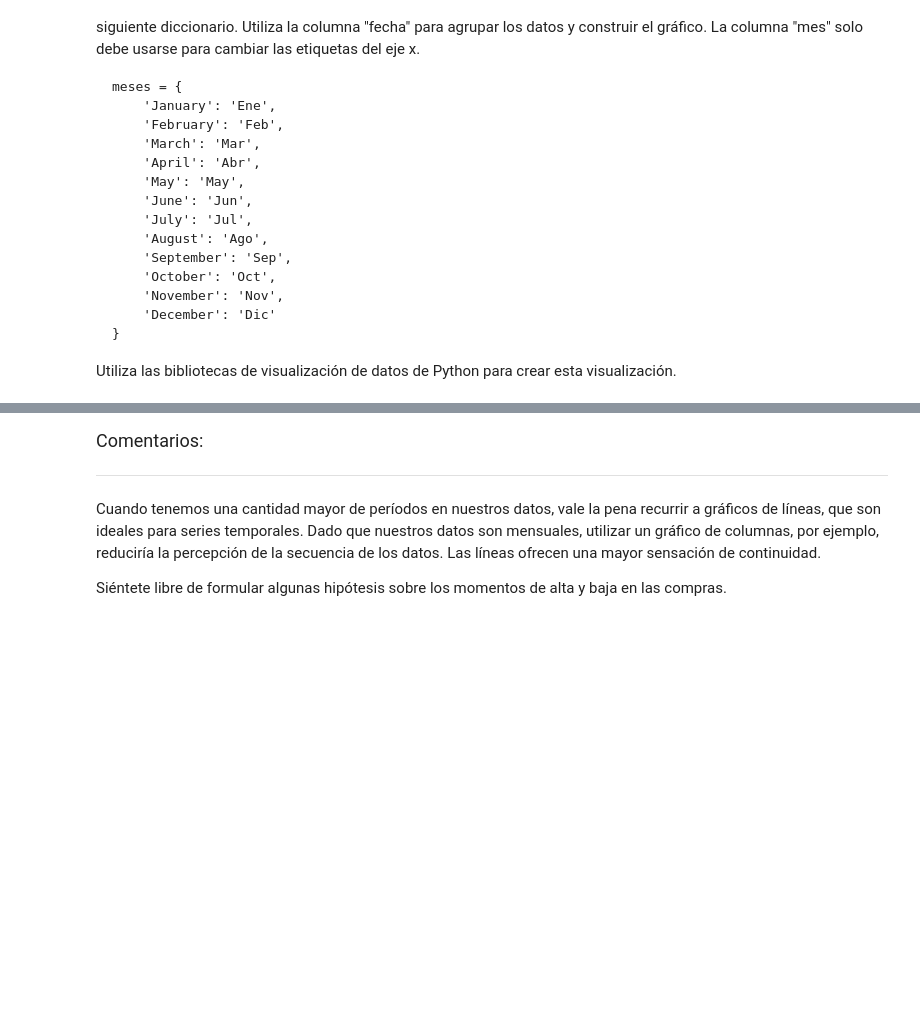
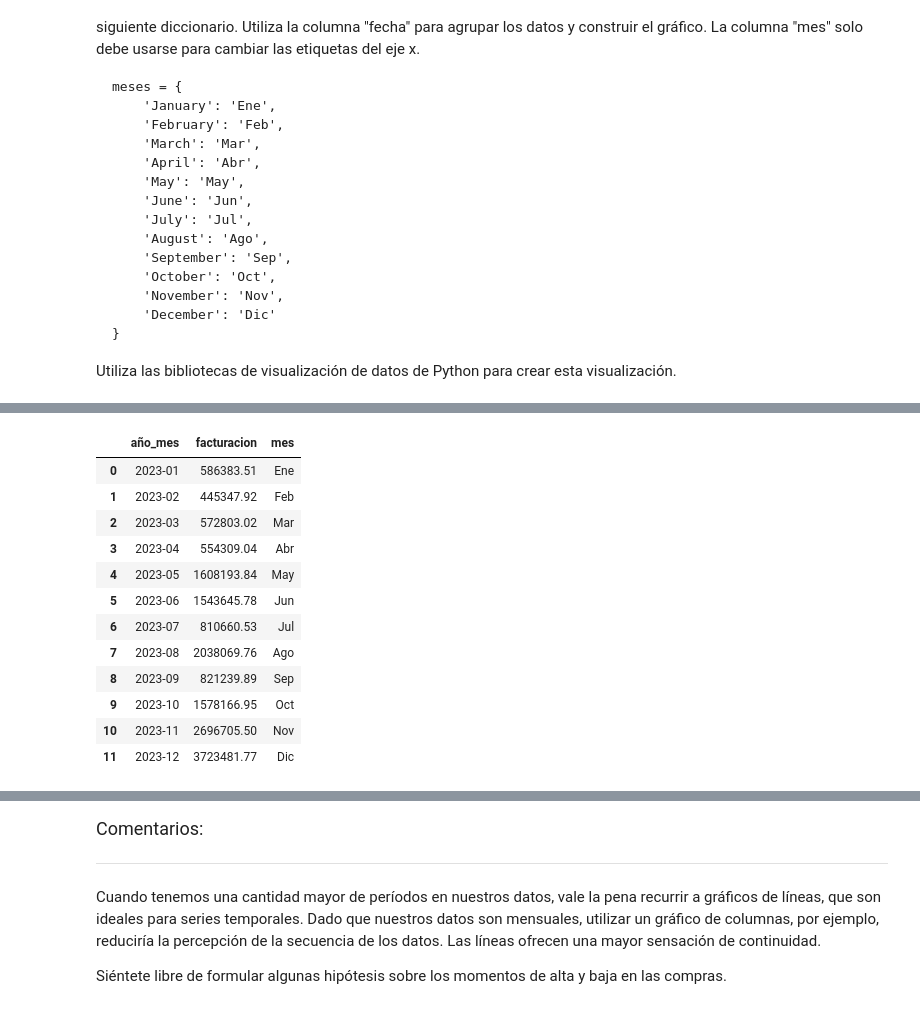
Before and after one commit to MiguelFigueroa02/IA_Ciencia_de_datos, a Jupyter notebook: IA_aplicada_a_ciencia_de_datos.ipynb, the cells around one changed output, grey strips where cells are left out. Cells and saved outputs as stored; diff of their text form; code cells hidden in the pictures; blank space fills up the shorter version.

```diff
--- a/IA_aplicada_a_ciencia_de_datos.ipynb
+++ b/IA_aplicada_a_ciencia_de_datos.ipynb
@@ -694,0 +715,4 @@ Utiliza las bibliotecas de visualización de datos de Python para crear esta vis
+# %%
+# 1. Crear columna de facturación por fila
+df['facturacion'] = (df['precio_unitario'] * df['cantidad']) + df['envio']
+df['facturacion']
@@ -730,3 +818,19 @@ meses = {
 
 
 Utiliza las bibliotecas de visualización de datos de Python para crear esta visualización.
+# %%
+# Diccionario para traducir los meses
+meses = {
+    'January': 'Ene',
+    'February': 'Feb',
+    'March': 'Mar',
+    'April': 'Abr',
+    'May': 'May',
+    'June': 'Jun',
+    'July': 'Jul',
+    'August': 'Ago',
+    'September': 'Sep',
+    'October': 'Oct',
+    'November': 'Nov',
+    'December': 'Dic'
+}
@@ -732,0 +862,3 @@ Utiliza las bibliotecas de visualización de datos de Python para crear esta vis
+# %%
+# 3. Agrupar por año-mes y sumar la facturación
+ventas_mensuales = df.groupby('año_mes')['facturacion'].sum().reset_index()
@@ -732,0 +881,18 @@ Utiliza las bibliotecas de visualización de datos de Python para crear esta vis
+# %%
+# 4. Crear columna 'mes' traducida (usando la primera fecha del mes como referencia)
+ventas_mensuales['mes'] = pd.to_datetime(ventas_mensuales['año_mes']).dt.strftime('%B').map(meses)
+ventas_mensuales
+# %% [output]
+|  | año_mes | facturacion | mes |
+| 0 | 2023-01 | 586383.51 | Ene |
+| 1 | 2023-02 | 445347.92 | Feb |
+| 2 | 2023-03 | 572803.02 | Mar |
+| 3 | 2023-04 | 554309.04 | Abr |
+| 4 | 2023-05 | 1608193.84 | May |
+| 5 | 2023-06 | 1543645.78 | Jun |
+| 6 | 2023-07 | 810660.53 | Jul |
+| 7 | 2023-08 | 2038069.76 | Ago |
+| 8 | 2023-09 | 821239.89 | Sep |
+| 9 | 2023-10 | 1578166.95 | Oct |
+| 10 | 2023-11 | 2696705.50 | Nov |
+| 11 | 2023-12 | 3723481.77 | Dic |
```
Also changed, not shown: parts of 21 cells of this notebook.
